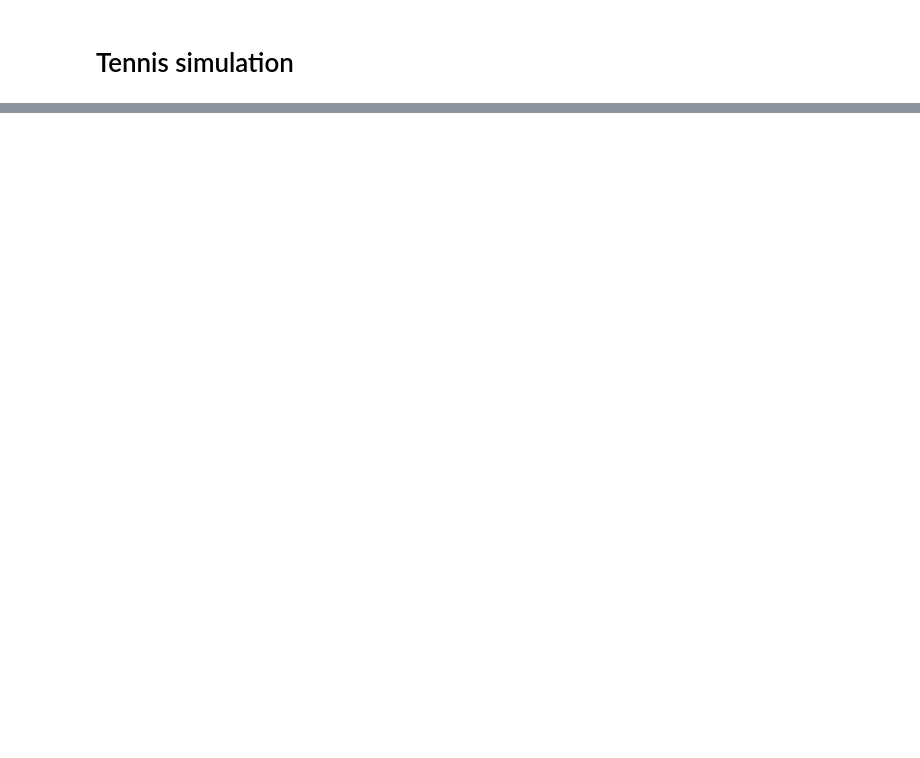
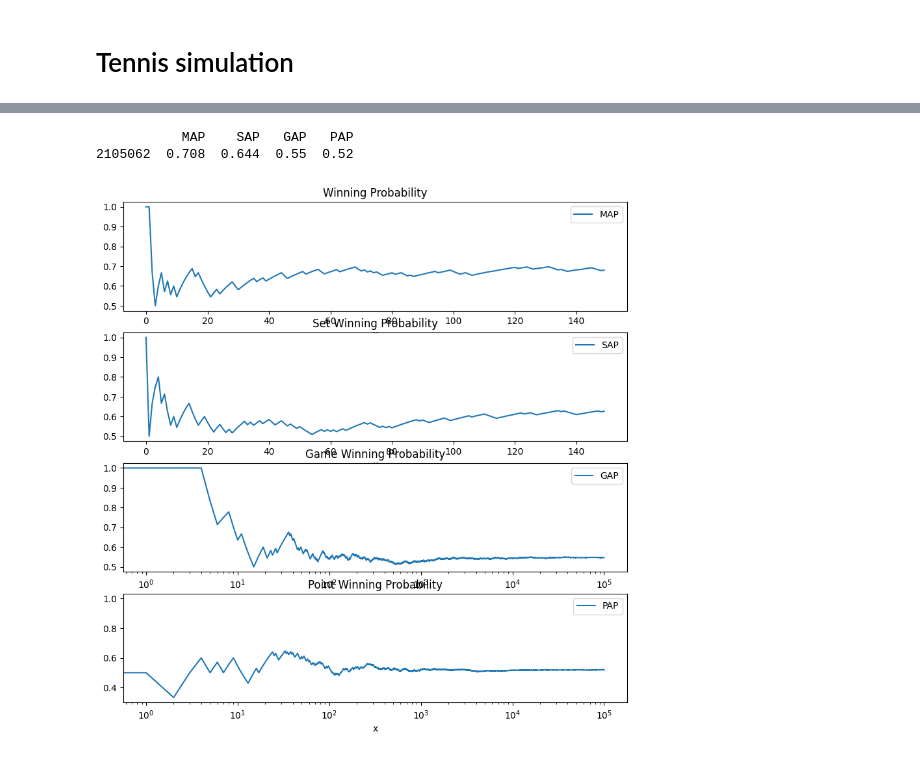
Before and after one commit to lucabol/sportsim, a Jupyter notebook: tennis.ipynb, the cells around one changed output, grey strips where cells are left out. Saved outputs shown, nothing was run; the diff lists cells and outputs as text; code cells hidden in the pictures; blank space fills up the shorter version.

```diff
--- a/tennis.ipynb
+++ b/tennis.ipynb
@@ -96,0 +115,47 @@ df = pd.read_csv(data_io, sep='\t')
+# %%
+import pandas as pd
+from io import StringIO
+
+# Avoids SettingWithCopyWarning
+pd.options.mode.copy_on_write = True
+
+data_io = StringIO(cap.stdout)
+df = pd.read_csv(data_io, sep='\t')
+
+# Create a dataset containing just rows where Flag is 2
+dfp = df[df['F'] == 0]
+dfg = df[df['F'] == 1]
+dfs = df[df['F'] == 2]
+dfw = df[df['F'] == 3]
+
+# Plot first N, N1 rows
+N = 150
+N1 = int(10e4)
+dfw = dfw.head(N)
+dfs = dfs.head(N)
+dfg = dfg.head(N1)
+dfp = dfp.head(N1)
+
+# Create an increasing integer sequence for x-values
+dfp['x']  = range(0, N1)
+dfg['x'] = range(0, N1)
+dfs['x'] = range(0, N)
+dfw['x'] = range(0, N)
+
+print(df[['MAP', 'SAP', 'GAP', 'PAP']].tail(1))
+
+# On the same plot, plot the winning probability, set winning probability, and point winning probability in time
+import matplotlib.pyplot as plt
+
+fig, ax = plt.subplots(4, 1, figsize=(10, 10))
+
+dfw.plot(x='x', y='MAP', ax=ax[0], title='Winning Probability');
+dfs.plot(x='x', y='SAP', ax=ax[1], title='Set Winning Probability');
+ax[2].set_xscale('log')
+dfg.plot(x='x', y='GAP', ax=ax[2], title='Game Winning Probability');
+ax[3].set_xscale('log')
+dfp.plot(x='x', y='PAP', ax=ax[3], title='Point Winning Probability');
+# %% [output]
+           MAP    SAP   GAP   PAP
+2105062  0.708  0.644  0.55  0.52
+[figure, added]
```
Also changed, not shown: parts of 4 cells of this notebook, 1 other file.
